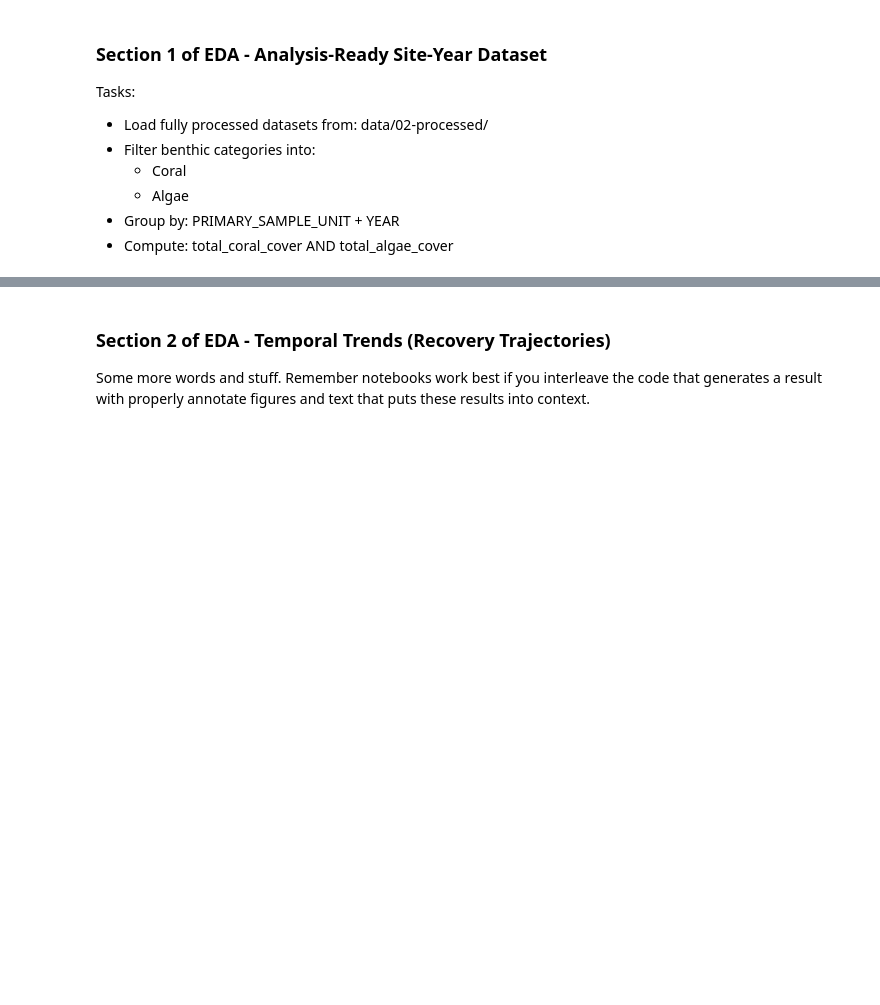
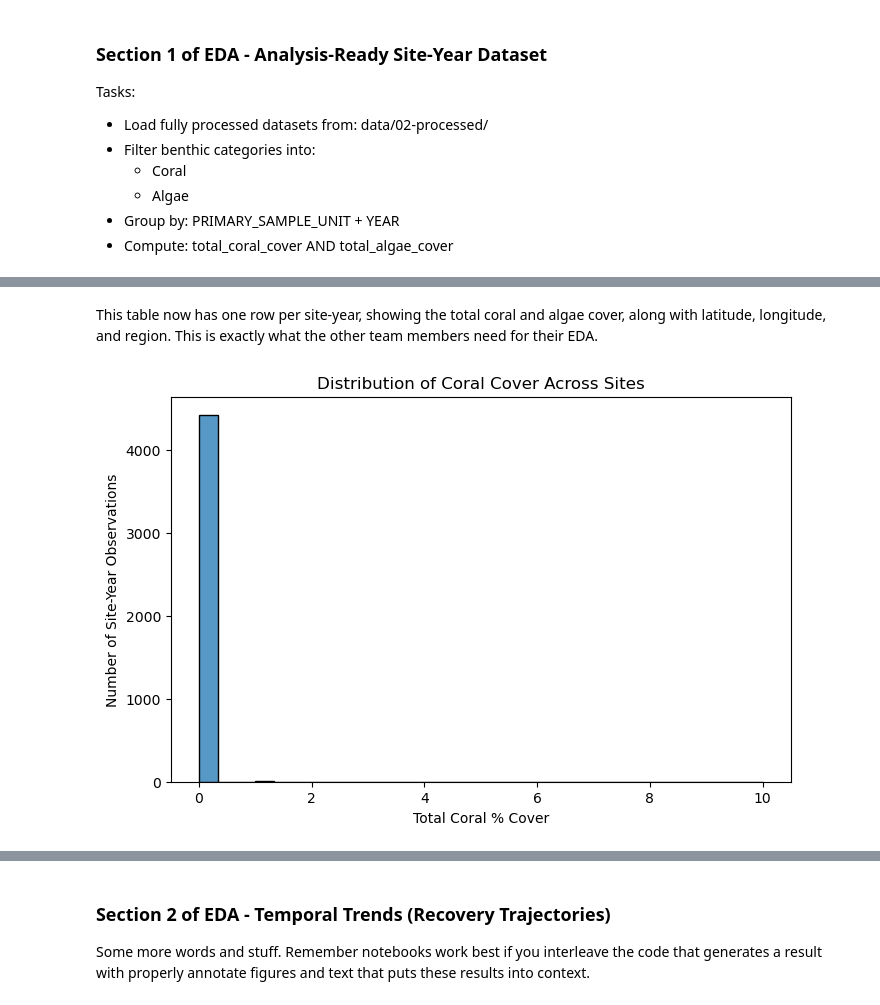
Before and after one commit to COGS108/Group032_WI26, a Jupyter notebook: 02-EDACheckpoint.ipynb, the cells around one changed output, grey strips where cells are left out. Drawn from its saved outputs; the diff is of its cells as text; code cells hidden in the pictures; blank space fills up the shorter version.

```diff
--- a/02-EDACheckpoint.ipynb
+++ b/02-EDACheckpoint.ipynb
@@ -317,7 +506,7 @@ The monitoring sites were not selected randomly; they reflect locations that are
 # %%
 #load the dataset
 
-df = pd.read_csv("USVI_data.csv", low_memory=False)
+df = pd.read_csv("data/00-raw/CRCP_Benthic_Cover_USVI_6400_ac60_8c98.csv", low_memory=False)
 # %%
 #make the dataset tidy or demonstrate that it was already tidy
 
@@ -422,0 +693,27 @@ Tasks:
+# %%
+## Filter to Relevant Categories (Coral and Algae)
+
+# Define mapping
+coral_categories = ["CORAL", "SCL CORAL", "STONY CORAL", "LIVE CORAL"]
+algae_categories = ["ALGAE", "MACROALGAE", "TURF ALGAE", "CYANOBACTERIA"]
+
+# Function to classify categories
+def classify_category(cat_name):
+    if pd.isna(cat_name):
+        return None
+    if any(coral in cat_name.upper() for coral in coral_categories):
+        return "Coral"
+    elif any(algae in cat_name.upper() for algae in algae_categories):
+        return "Algae"
+    else:
+        return None
+
+# Apply classification
+florida_benthic['group'] = florida_benthic['COVER_CAT_NAME'].apply(classify_category)
+puerto_rico_benthic['group'] = puerto_rico_benthic['COVER_CAT_NAME'].apply(classify_category)
+usvi_benthic['group'] = usvi_benthic['COVER_CAT_NAME'].apply(classify_category)
+
+# Keep only Coral and Algae rows
+florida_benthic = florida_benthic[florida_benthic['group'].notna()]
+puerto_rico_benthic = puerto_rico_benthic[puerto_rico_benthic['group'].notna()]
+usvi_benthic = usvi_benthic[usvi_benthic['group'].notna()]
@@ -422,0 +775,20 @@ Tasks:
+# %% [markdown]
+This table now has one row per site-year, showing the total coral and algae cover, along with latitude, longitude, and region. This is exactly what the other team members need for their EDA.
+# %%
+## Histogram of total coral cover
+
+plt.figure(figsize=(8,5))
+
+sns.histplot(
+    site_year_cover['total_coral_cover'],
+    bins=30,
+    kde=False
+)
+
+plt.xlabel("Total Coral % Cover")
+plt.ylabel("Number of Site-Year Observations")
+plt.title("Distribution of Coral Cover Across Sites")
+
+plt.show()
+# %% [output]
+[figure, added]
```
Also changed, not shown: parts of 45 cells of this notebook.
